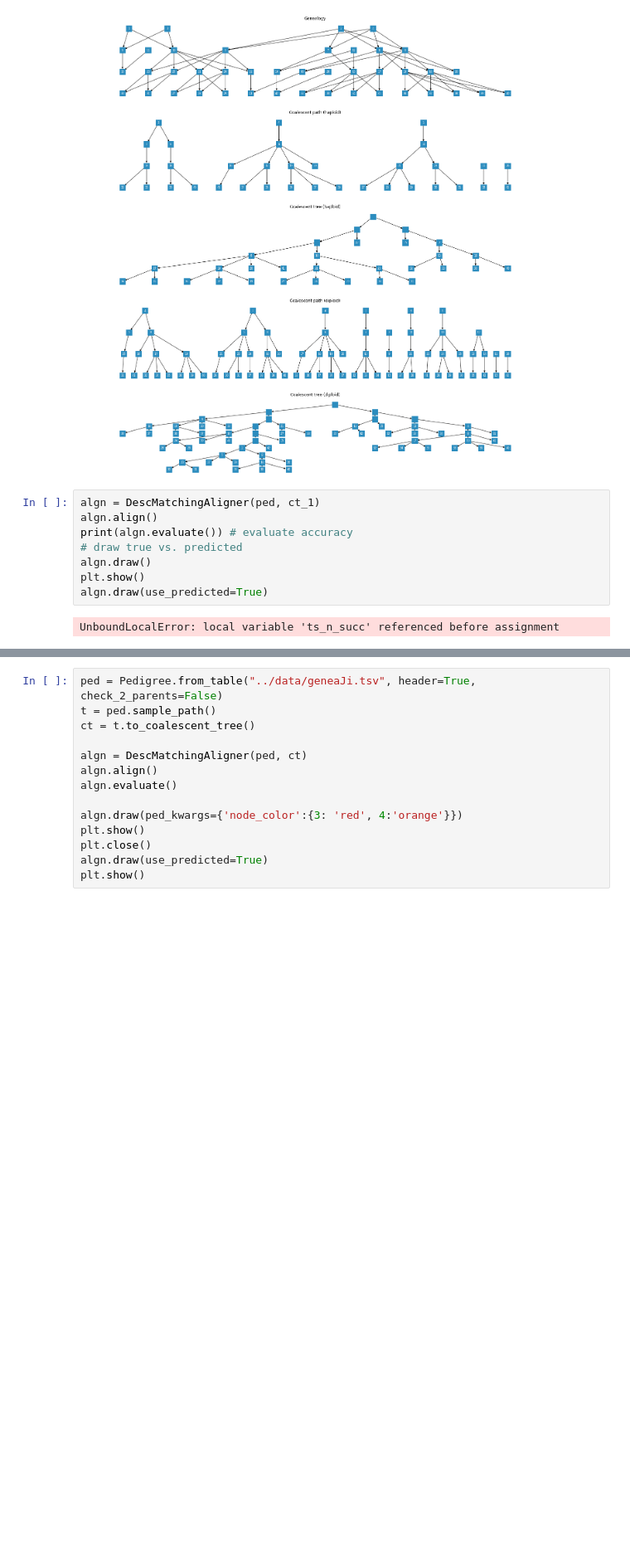
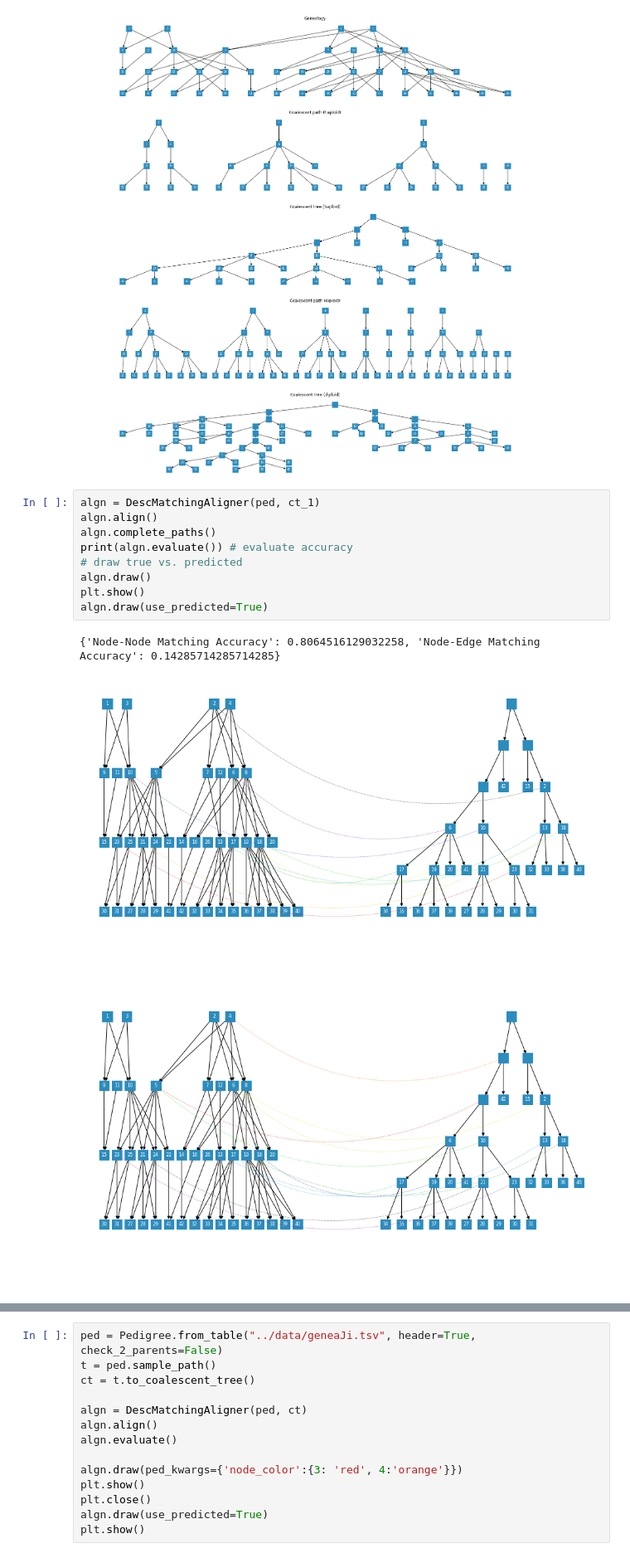
Before and after one commit to ivan-krukov/aligning-genealogies, a Jupyter notebook: notebooks/Experiments.ipynb, the cells around one changed output, grey strips where cells are left out. Shown at 83% size. Drawn from its saved outputs; the diff is of its cells as text; blank space fills up the shorter version.

Commit message:
Added `complete_path` method to complete paths for greedy algorithms (by assigning non-matched pedigree nodes to tree sequence edges).

```diff
--- a/notebooks/Experiments.ipynb
+++ b/notebooks/Experiments.ipynb
@@ -50,13 +50,16 @@ Text(0.5, 1.0, 'Coalescent tree (diploid)')
 # %%
 algn = DescMatchingAligner(ped, ct_1)
 algn.align()
+algn.complete_paths()
 print(algn.evaluate()) # evaluate accuracy
 # draw true vs. predicted
 algn.draw()
 plt.show()
 algn.draw(use_predicted=True)
 # %% [output]
-UnboundLocalError: local variable 'ts_n_succ' referenced before assignment
+{'Node-Node Matching Accuracy': 0.8064516129032258, 'Node-Edge Matching Accuracy': 0.14285714285714285}
+[figure, added]
+[figure, added]
 # %%
 algn = DescMatchingAligner(ped, ct_2)
 algn.align()
```
Also changed, not shown: parts of 3 cells of this notebook, 4 other files.
